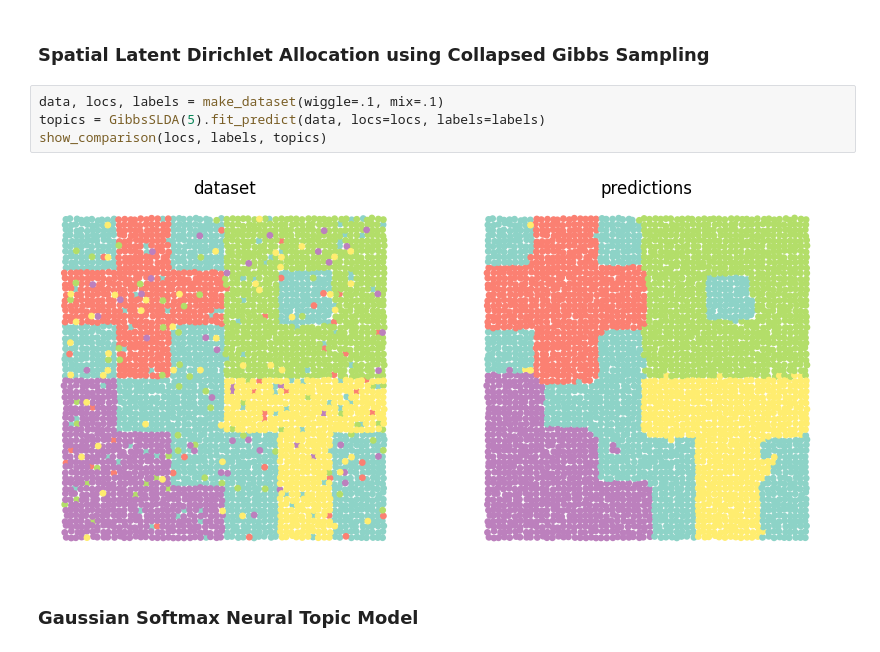
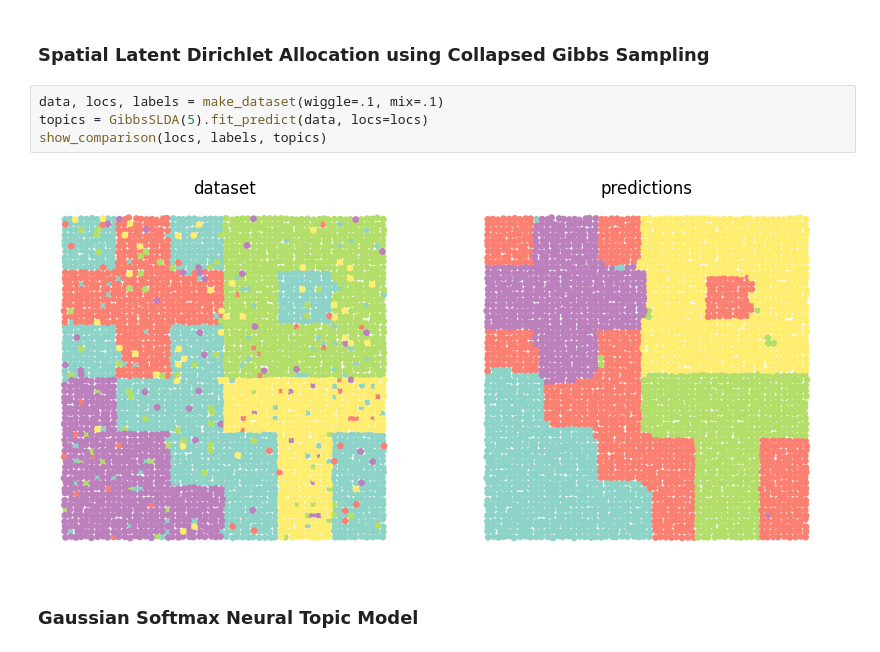
Before and after one commit to craigfouts/asterism, a Jupyter notebook: notebooks/figures.ipynb, the cells around one changed output. Saved outputs shown, nothing was run; the diff lists cells and outputs as text.

```diff
--- a/notebooks/figures.ipynb
+++ b/notebooks/figures.ipynb
@@ -26,10 +34,10 @@ show_comparison(locs, labels, topics)
 ### Spatial Latent Dirichlet Allocation using Collapsed Gibbs Sampling
 # %%
 data, locs, labels = make_dataset(wiggle=.1, mix=.1)
-topics = GibbsSLDA(5).fit_predict(data, locs=locs, labels=labels)
+topics = GibbsSLDA(5).fit_predict(data, locs=locs)
 show_comparison(locs, labels, topics)
 # %% [output]
-[figure, old version]
+[figure, new version]
 # %% [markdown]
 ### Gaussian Softmax Neural Topic Model
 # %%
```
Also changed, not shown: parts of 9 cells of this notebook, 11 other files.
